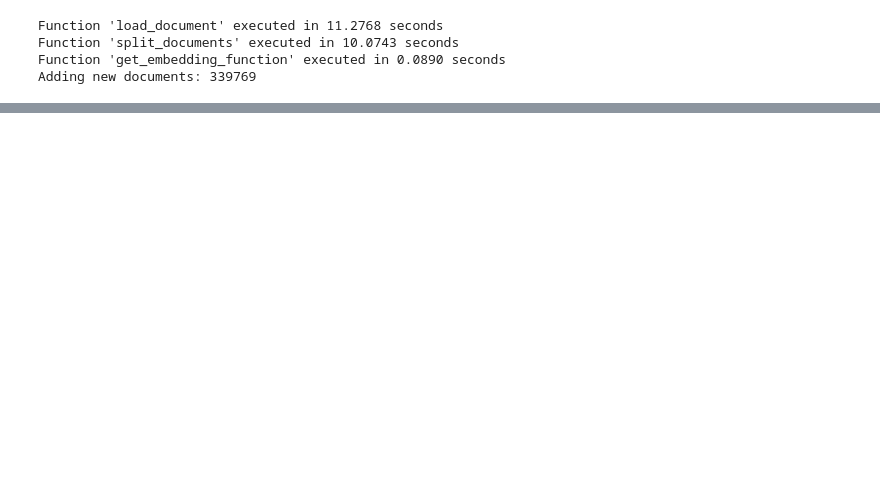
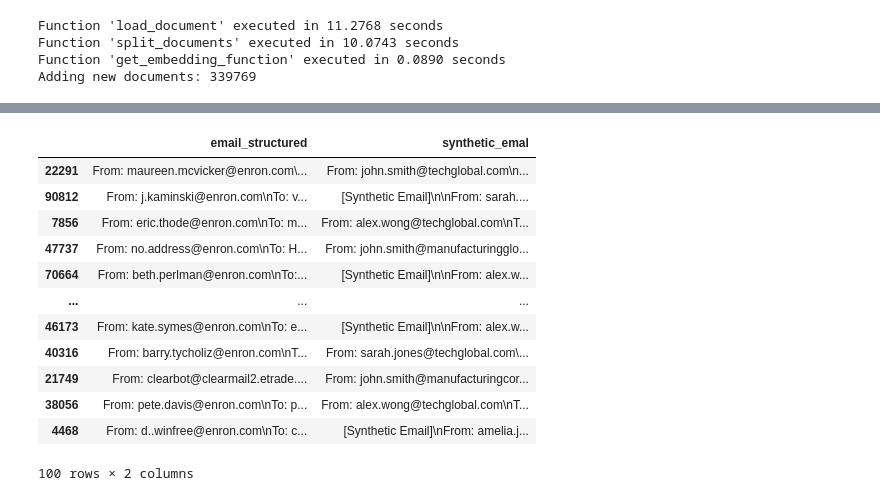
Before and after one commit to NikhilKrSharma/langchain, a Jupyter notebook: email/email-nikhil-sharma.ipynb, the cells around one changed output, grey strips where cells are left out. Cells and saved outputs as stored; diff of their text form; code cells hidden in the pictures; blank space fills up the shorter version.

```diff
--- a/email/email.ipynb
+++ b/email/email-nikhil-sharma.ipynb
@@ -1052,0 +1785,16 @@ Response:
+# %%
+df_100_samples.loc[:, ['email_structured', 'synthetic_emal']]
+# %% [output]
+|  | email_structured | synthetic_emal |
+| 22291 | From: maureen.mcvicker@enron.com\... | From: john.smith@techglobal.com\n... |
+| 90812 | From: j.kaminski@enron.com\nTo: v... | [Synthetic Email]\n\nFrom: sarah.... |
+| 7856 | From: eric.thode@enron.com\nTo: m... | From: alex.wong@techglobal.com\nT... |
+| 47737 | From: no.address@enron.com\nTo: H... | From: john.smith@manufacturingglo... |
+| 70664 | From: beth.perlman@enron.com\nTo:... | [Synthetic Email]\n\nFrom: alex.w... |
+| ... | ... | ... |
+| 46173 | From: kate.symes@enron.com\nTo: e... | [Synthetic Email]\n\nFrom: alex.w... |
+| 40316 | From: barry.tycholiz@enron.com\nT... | From: sarah.jones@techglobal.com\... |
+| 21749 | From: clearbot@clearmail2.etrade.... | From: john.smith@manufacturingcor... |
+| 38056 | From: pete.davis@enron.com\nTo: p... | From: alex.wong@techglobal.com\nT... |
+| 4468 | From: d..winfree@enron.com\nTo: c... | [Synthetic Email]\nFrom: amelia.j... |
+100 rows × 2 columns
```
Also changed, not shown: parts of 63 cells of this notebook, 1 other file.
